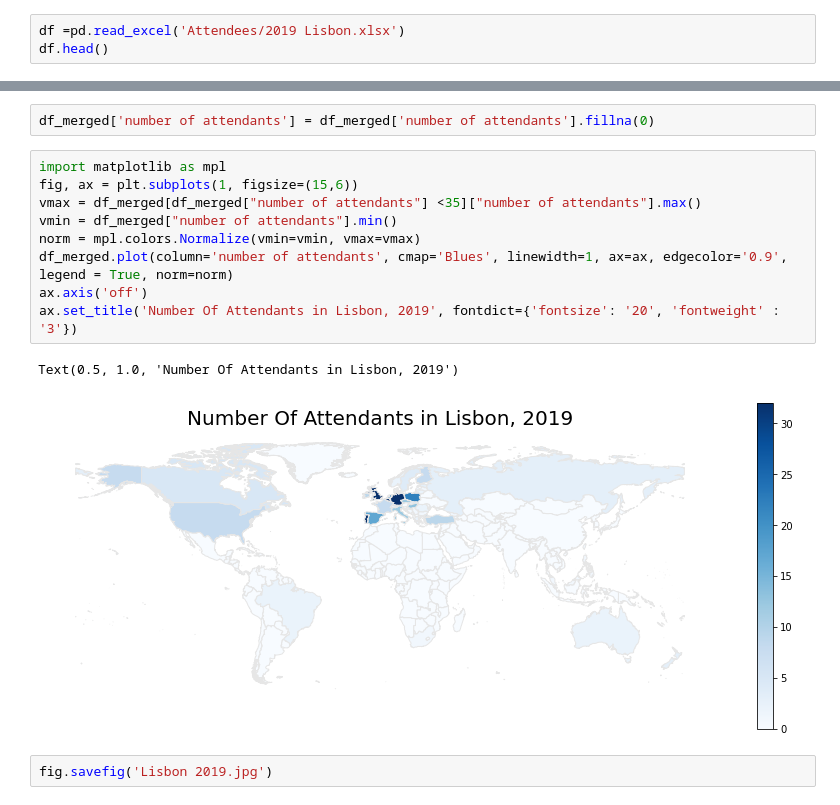
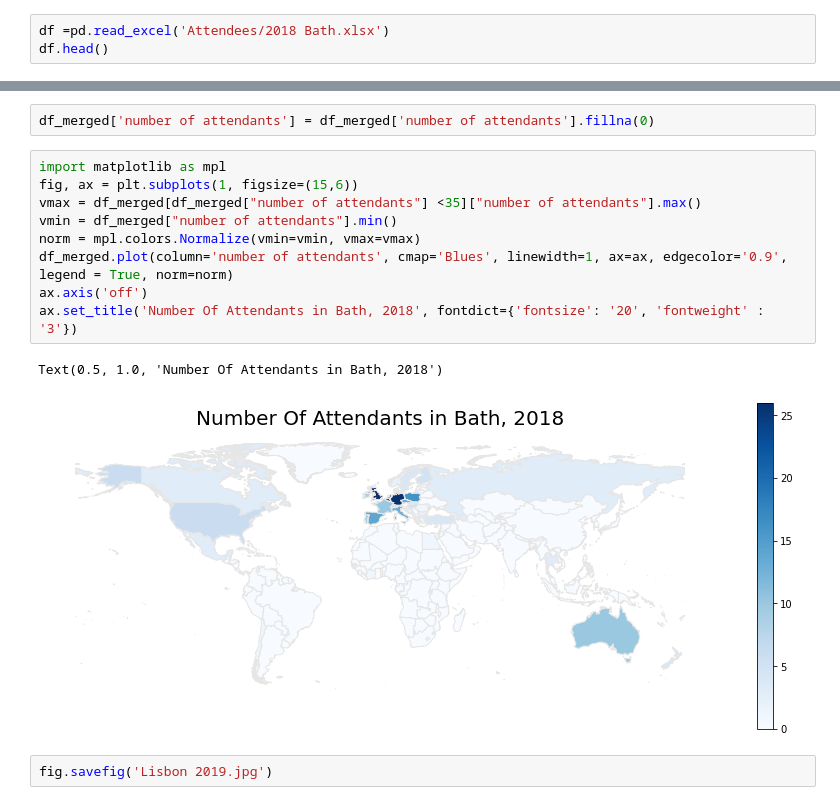
Before and after one commit to alyssageorgee/uaces, a Jupyter notebook: 2022 Data/Map.ipynb, the cells around one changed output, grey strips where cells are left out. Saved outputs shown, nothing was run; the diff lists cells and outputs as text.

```diff
--- a/2022 Data/Map.ipynb
+++ b/2022 Data/Map.ipynb
@@ -19,7 +19,7 @@ map_df.plot()
 <AxesSubplot:>
 [figure]
 # %%
-df =pd.read_excel('Attendees/2019 Lisbon.xlsx')
+df =pd.read_excel('Attendees/2018 Bath.xlsx')
 df.head()
 # %% [output]
 |  | organisation | countrycode | country | participant_group | Unnamed: 4 | name | number of attendants |
@@ -43,14 +43,14 @@ df_merged['number of attendants'] = df_merged['number of attendants'].fillna(0)
 # %%
 import matplotlib as mpl
 fig, ax = plt.subplots(1, figsize=(15,6))
 vmax = df_merged[df_merged["number of attendants"] <35]["number of attendants"].max()
 vmin = df_merged["number of attendants"].min()
 norm = mpl.colors.Normalize(vmin=vmin, vmax=vmax)
 df_merged.plot(column='number of attendants', cmap='Blues', linewidth=1, ax=ax, edgecolor='0.9', legend = True, norm=norm)
 ax.axis('off')
-ax.set_title('Number Of Attendants in Lisbon, 2019', fontdict={'fontsize': '20', 'fontweight' : '3'})
+ax.set_title('Number Of Attendants in Bath, 2018', fontdict={'fontsize': '20', 'fontweight' : '3'})
 # %% [output]
-Text(0.5, 1.0, 'Number Of Attendants in Lisbon, 2019')
+Text(0.5, 1.0, 'Number Of Attendants in Bath, 2018')
-[figure, old version]
+[figure, new version]
 # %%
 fig.savefig('Lisbon 2019.jpg')
```
Also changed, not shown: parts of 1 cell of this notebook.
